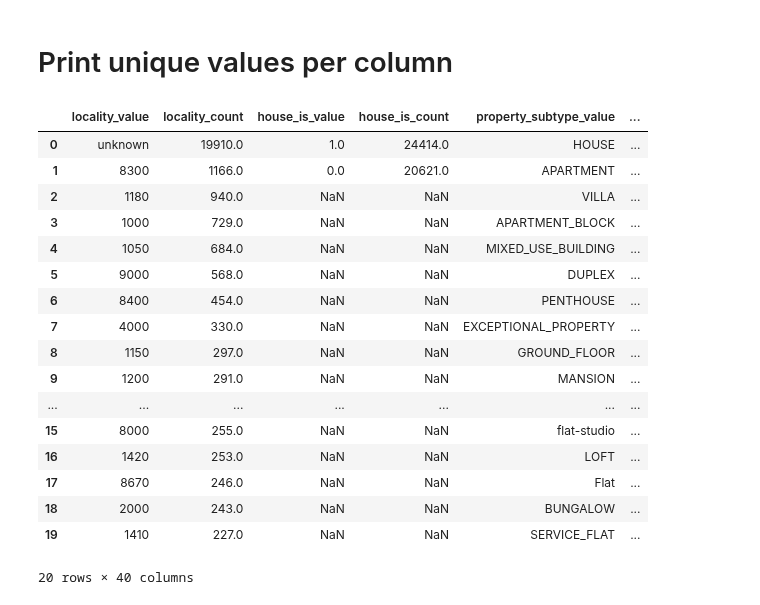
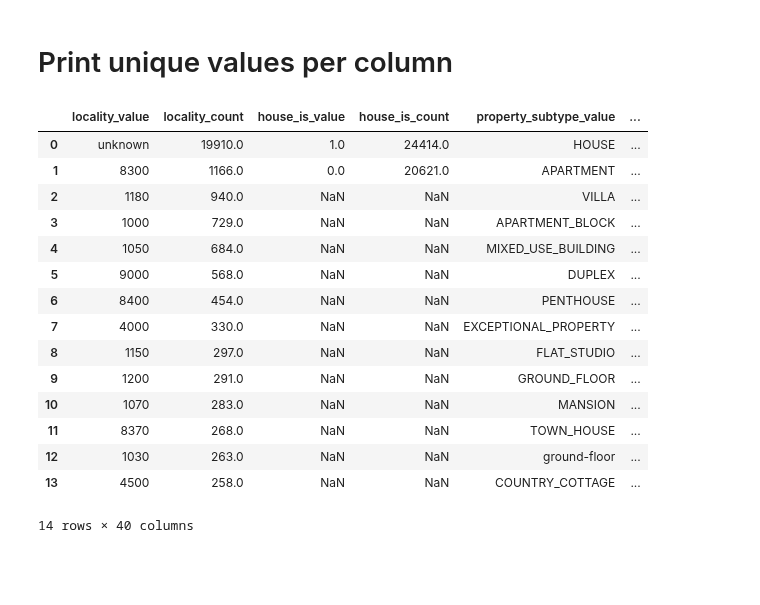
Before and after one commit to phfimmers/Data_visualization, a Jupyter notebook: Data-Cleaning/combined_data_cleaning.ipynb, the cells around one changed output. Saved outputs shown, nothing was run; the diff lists cells and outputs as text; code cells hidden in the pictures; blank space fills up the shorter version.

```diff
--- a/Data-Cleaning/combined_data_cleaning.ipynb
+++ b/Data-Cleaning/combined_data_cleaning.ipynb
@@ -116,7 +116,10 @@ df.property_subtype = df['property_subtype'].replace({
     'villa': "VILLA",
     "duplex":"DUPLEX",
     "Huis":"HOUSE",
-    "Maison":"HOUSE"
+    "Maison":"HOUSE",
+    'penthouse':'PENTHOUSE',
+    'flat-studio':'FLAT_STUDIO',
+    ground-floor
 })
 
 df.property_subtype = df['property_subtype'].fillna('Unknown')
@@ -524,29 +527,27 @@ Dropped: -21940
 # %%
 uniques = pd.DataFrame()
 for col in df:
     col_uniques = pd.DataFrame({f'{col}_value': df[f'{col}'].value_counts().index,
                                 f'{col}_count': df[f'{col}'].value_counts().values})
     uniques = pd.concat([uniques, col_uniques], axis = 1)
 
-uniques.head(20)
+uniques.head(14)
 # %% [output]
 |  | locality_value | locality_count | house_is_value | house_is_count | property_subtype_value | ... |
 | 0 | unknown | 19910.0 | 1.0 | 24414.0 | HOUSE | ... |
 | 1 | 8300 | 1166.0 | 0.0 | 20621.0 | APARTMENT | ... |
 | 2 | 1180 | 940.0 | NaN | NaN | VILLA | ... |
 | 3 | 1000 | 729.0 | NaN | NaN | APARTMENT_BLOCK | ... |
 | 4 | 1050 | 684.0 | NaN | NaN | MIXED_USE_BUILDING | ... |
 | 5 | 9000 | 568.0 | NaN | NaN | DUPLEX | ... |
 | 6 | 8400 | 454.0 | NaN | NaN | PENTHOUSE | ... |
 | 7 | 4000 | 330.0 | NaN | NaN | EXCEPTIONAL_PROPERTY | ... |
-| 8 | 1150 | 297.0 | NaN | NaN | GROUND_FLOOR | ... |
-| 9 | 1200 | 291.0 | NaN | NaN | MANSION | ... |
-| ... | ... | ... | ... | ... | ... | ... |
-| 15 | 8000 | 255.0 | NaN | NaN | flat-studio | ... |
-| 16 | 1420 | 253.0 | NaN | NaN | LOFT | ... |
-| 17 | 8670 | 246.0 | NaN | NaN | Flat | ... |
-| 18 | 2000 | 243.0 | NaN | NaN | BUNGALOW | ... |
-| 19 | 1410 | 227.0 | NaN | NaN | SERVICE_FLAT | ... |
+| 8 | 1150 | 297.0 | NaN | NaN | FLAT_STUDIO | ... |
+| 9 | 1200 | 291.0 | NaN | NaN | GROUND_FLOOR | ... |
+| 10 | 1070 | 283.0 | NaN | NaN | MANSION | ... |
+| 11 | 8370 | 268.0 | NaN | NaN | TOWN_HOUSE | ... |
+| 12 | 1030 | 263.0 | NaN | NaN | ground-floor | ... |
+| 13 | 4500 | 258.0 | NaN | NaN | COUNTRY_COTTAGE | ... |
-20 rows × 40 columns
+14 rows × 40 columns
 # %%
 df.to_csv('../csv_files/cleaned_properties.csv')
```
Also changed, not shown: parts of 1 cell of this notebook, 1 other file.
